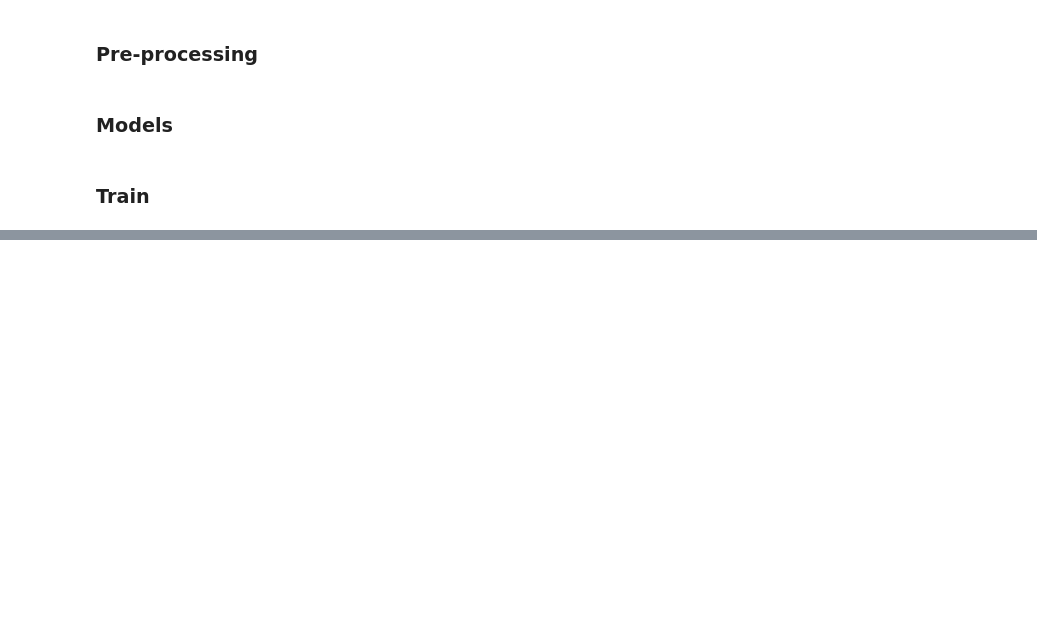
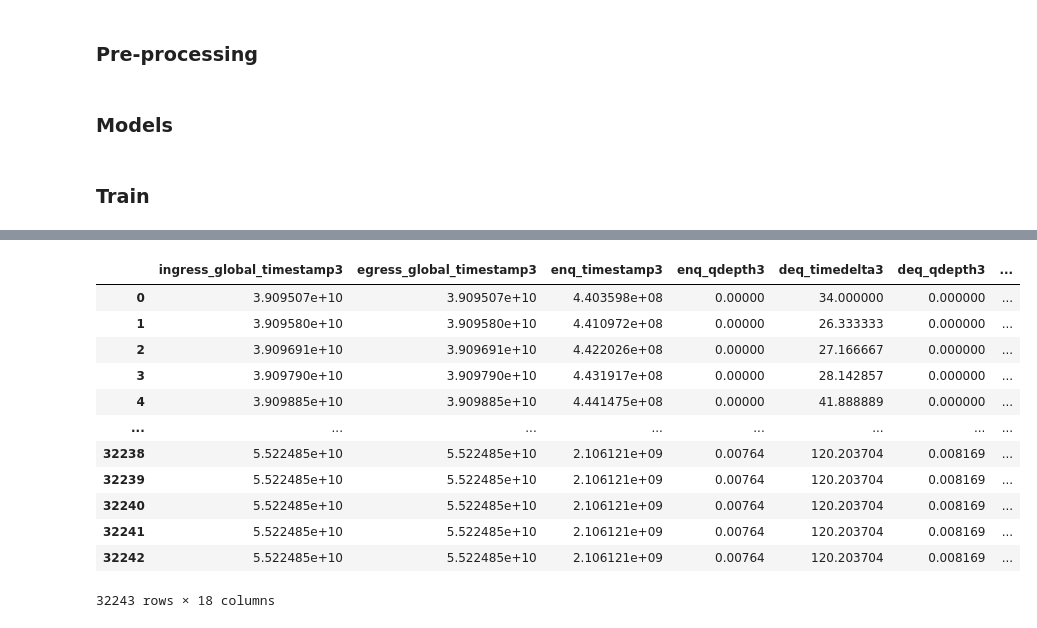
Before and after one commit to lukilme/search-telemetry-service-estimation, a Jupyter notebook: secondtry.ipynb, the cells around one changed output, grey strips where cells are left out. Drawn from its saved outputs; the diff is of its cells as text; code cells hidden in the pictures; blank space fills up the shorter version.

```diff
--- a/secondtry.ipynb
+++ b/secondtry.ipynb
@@ -243,0 +390,16 @@ Normalized Mean Absolute Error na avaliação: 0.29101955956263614
+# %%
+X_imputed
+# %% [output]
+|  | ingress_global_timestamp3 | egress_global_timestamp3 | enq_timestamp3 | enq_qdepth3 | deq_timedelta3 | deq_qdepth3 | ... |
+| 0 | 3.909507e+10 | 3.909507e+10 | 4.403598e+08 | 0.00000 | 34.000000 | 0.000000 | ... |
+| 1 | 3.909580e+10 | 3.909580e+10 | 4.410972e+08 | 0.00000 | 26.333333 | 0.000000 | ... |
+| 2 | 3.909691e+10 | 3.909691e+10 | 4.422026e+08 | 0.00000 | 27.166667 | 0.000000 | ... |
+| 3 | 3.909790e+10 | 3.909790e+10 | 4.431917e+08 | 0.00000 | 28.142857 | 0.000000 | ... |
+| 4 | 3.909885e+10 | 3.909885e+10 | 4.441475e+08 | 0.00000 | 41.888889 | 0.000000 | ... |
+| ... | ... | ... | ... | ... | ... | ... | ... |
+| 32238 | 5.522485e+10 | 5.522485e+10 | 2.106121e+09 | 0.00764 | 120.203704 | 0.008169 | ... |
+| 32239 | 5.522485e+10 | 5.522485e+10 | 2.106121e+09 | 0.00764 | 120.203704 | 0.008169 | ... |
+| 32240 | 5.522485e+10 | 5.522485e+10 | 2.106121e+09 | 0.00764 | 120.203704 | 0.008169 | ... |
+| 32241 | 5.522485e+10 | 5.522485e+10 | 2.106121e+09 | 0.00764 | 120.203704 | 0.008169 | ... |
+| 32242 | 5.522485e+10 | 5.522485e+10 | 2.106121e+09 | 0.00764 | 120.203704 | 0.008169 | ... |
+32243 rows × 18 columns
```
Also changed, not shown: parts of 7 cells of this notebook, 6 other files.
